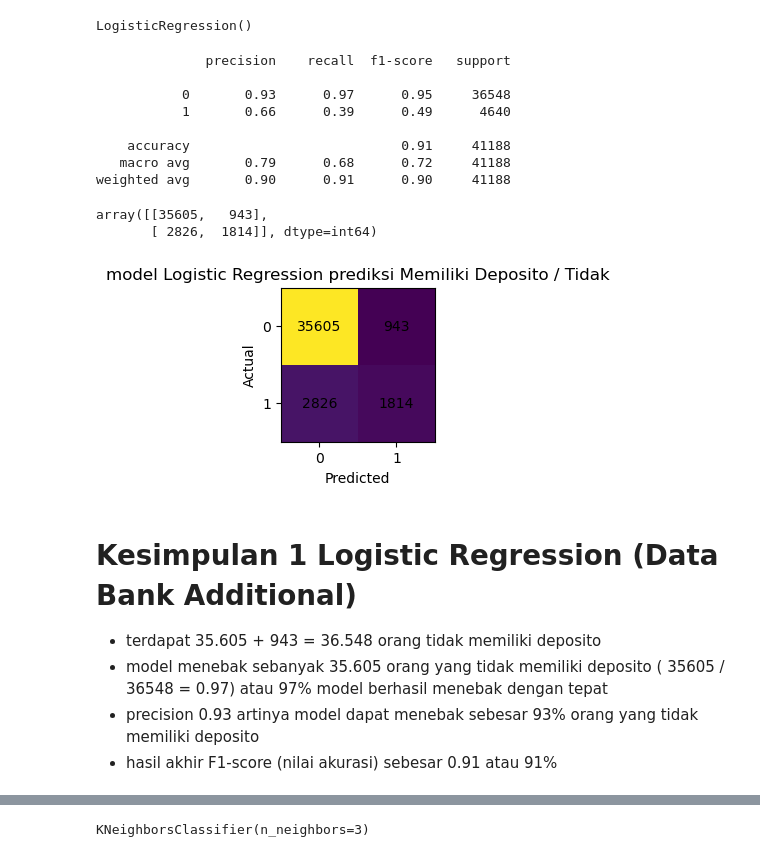
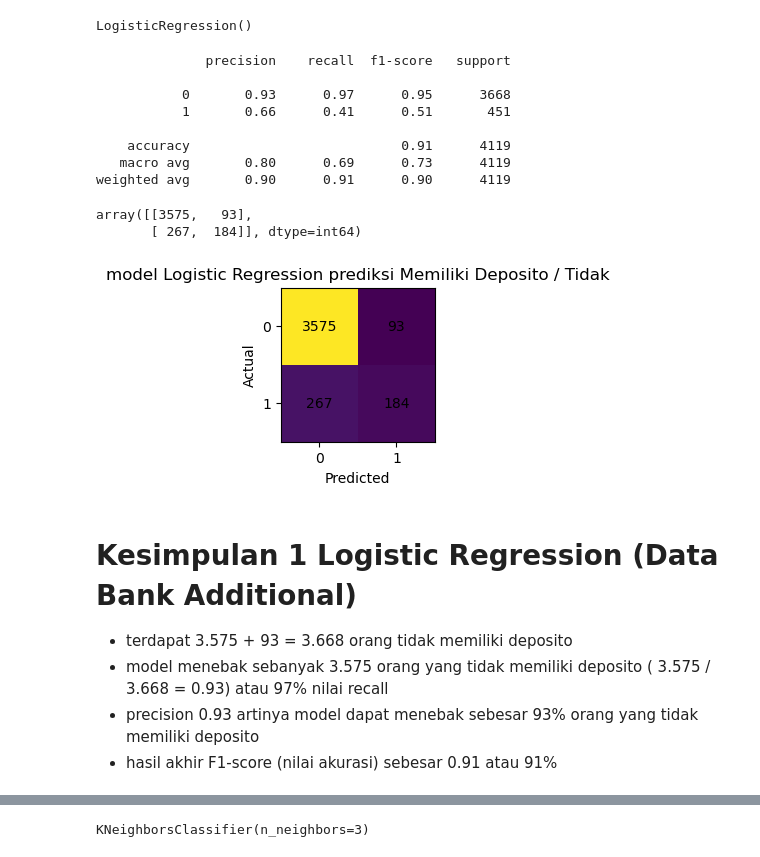
Before and after one commit to Ajhie1987/Python_Train, a Jupyter notebook: Fajri3.ipynb, the cells around one changed output, grey strips where cells are left out. Saved outputs shown, nothing was run; the diff lists cells and outputs as text; code cells hidden in the pictures.

```diff
--- a/Fajri3.ipynb
+++ b/Fajri3.ipynb
@@ -130,3 +100,7 @@ y ['no' 'yes']
 | 3 | 40 | 0 | 1 | 1 | 0 | 0 | 0 | 1 | 6 | 1 | ... |
 | 4 | 56 | 7 | 1 | 3 | 0 | 0 | 2 | 1 | 6 | 1 | ... |
 5 rows × 21 columns
+# %%
+df_train_fitur = df_train2.drop(columns='y')
+df_train_target = df_train2['y']
+#df_train_fitur = df_train_fitur[['age','job','marital','education','default','housing','loan','contact','day','month','campaign','pdays','previous','poutcome']]
@@ -133,3 +142,4 @@ y ['no' 'yes']
 # %%
-df_baf2_fitur = df_baf2.drop(columns='y')
-df_baf2_target = df_baf2['y']
+df_test_fitur = df_test2.drop(columns='y')
+
+df_test_target = df_test2['y']
@@ -136,7 +148,7 @@ df_baf2_target = df_baf2['y']
 # %%
 model_LR = LogisticRegression()
 
-model_LR.fit(df_baf2_fitur,df_baf2_target)
+model_LR.fit(df_train_fitur,df_train_target)
 # %% [output]
 STOP: TOTAL NO. of ITERATIONS REACHED LIMIT.
 
@@ -147,48 +159,48 @@ Please also refer to the documentation for alternative solver options:
   n_iter_i = _check_optimize_result(
 LogisticRegression()
 # %%
-pred_target = model_LR.predict(df_baf2_fitur)
+pred_target = model_LR.predict(df_test_fitur)
 
-print(classification_report(df_baf2_target,pred_target))
+print(classification_report(df_test_target,pred_target))
 # %% [output]
               precision    recall  f1-score   support
 
-           0       0.93      0.97      0.95     36548
-           1       0.66      0.39      0.49      4640
+           0       0.93      0.97      0.95      3668
+           1       0.66      0.41      0.51       451
 
-    accuracy                           0.91     41188
-   macro avg       0.79      0.68      0.72     41188
-weighted avg       0.90      0.91      0.90     41188
+    accuracy                           0.91      4119
+   macro avg       0.80      0.69      0.73      4119
+weighted avg       0.90      0.91      0.90      4119
 # %%
-confusion_matrix(df_baf2_target,pred_target)
+confusion_matrix(df_test_target,pred_target)
 # %% [output]
-array([[35605,   943],
-       [ 2826,  1814]], dtype=int64)
+array([[3575,   93],
+       [ 267,  184]], dtype=int64)
 # %%
 def visualCM(df_baf2_target, pred_target, total_label=2, title=""):
   cm = confusion_matrix(df_baf2_target, pred_target)
   fig, ax = plt.subplots(figsize=(total_label, total_label))
   ax.imshow(cm)
   ax.grid(False)
   ticks = range(0, total_label)
   ax.xaxis.set(ticks=ticks, ticklabels=ticks)
   ax.yaxis.set(ticks=ticks, ticklabels=ticks)
   ax.set_ylim(total_label-0.5, -0.5)
   for i in range(total_label):
       for j in range(total_label):
           ax.text(j, i, cm[i, j], ha='center', va='center', color='black')
   plt.title(title)
   plt.xlabel("Predicted")
   plt.ylabel("Actual")
   plt.show()
 
-visualCM(df_baf2_target, pred_target, 2, "model Logistic Regression prediksi Memiliki Deposito / Tidak")
+visualCM(df_test_target, pred_target, 2, "model Logistic Regression prediksi Memiliki Deposito / Tidak")
 # %% [output]
-[figure, old version]
+[figure, new version]
 # %% [markdown]
 # Kesimpulan 1 Logistic Regression (Data Bank Additional)
 
-- terdapat 35.605 + 943 = 36.548 orang tidak memiliki deposito
-- model menebak sebanyak 35.605 orang yang tidak memiliki deposito ( 35605 / 36548 = 0.97) atau 97% model berhasil menebak dengan tepat
+- terdapat 3.575 + 93 = 3.668 orang tidak memiliki deposito
+- model menebak sebanyak 3.575 orang yang tidak memiliki deposito ( 3.575 / 3.668 = 0.93) atau 97% nilai recall
 - precision 0.93 artinya model dapat menebak sebesar 93% orang yang tidak memiliki deposito
 - hasil akhir F1-score (nilai akurasi) sebesar 0.91 atau 91%
```
Also changed, not shown: parts of 12 cells of this notebook.
